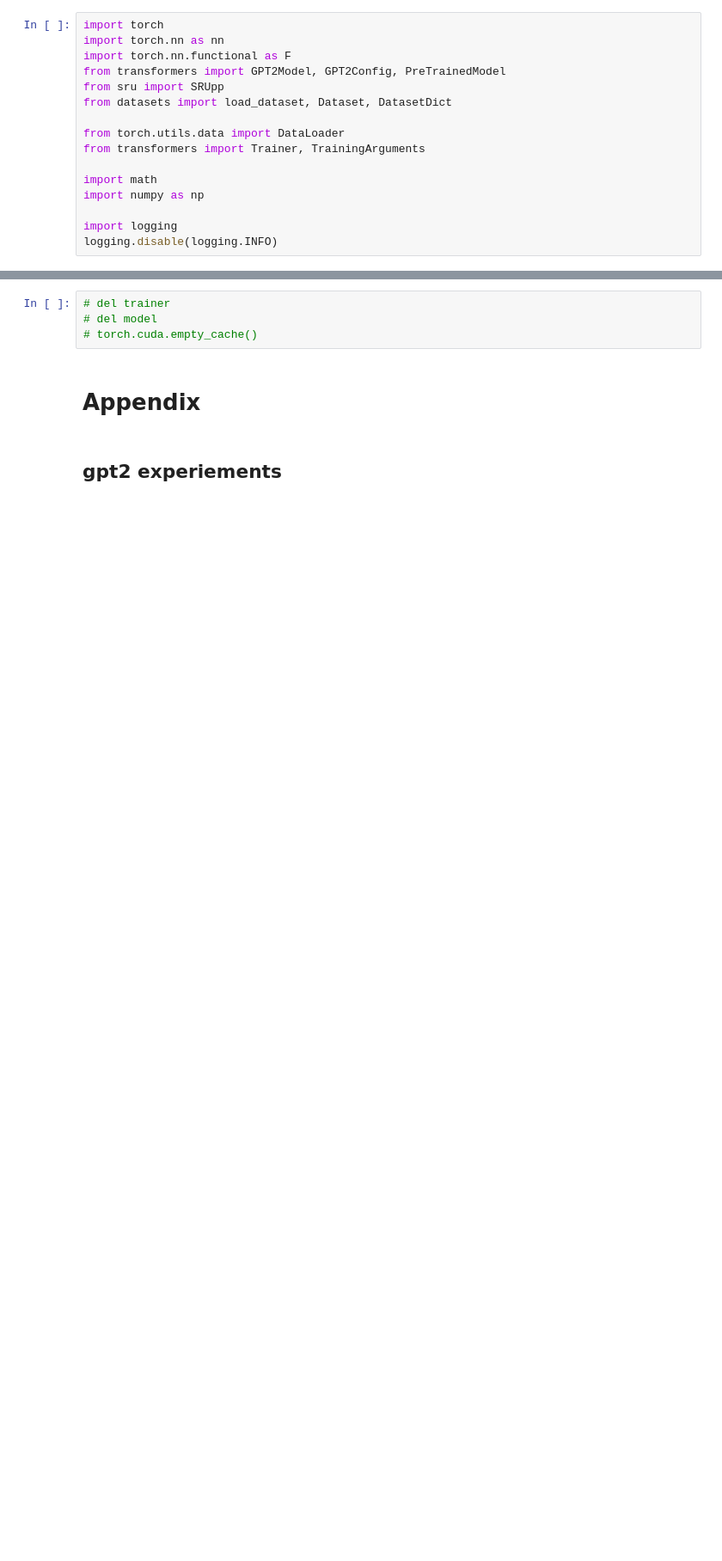
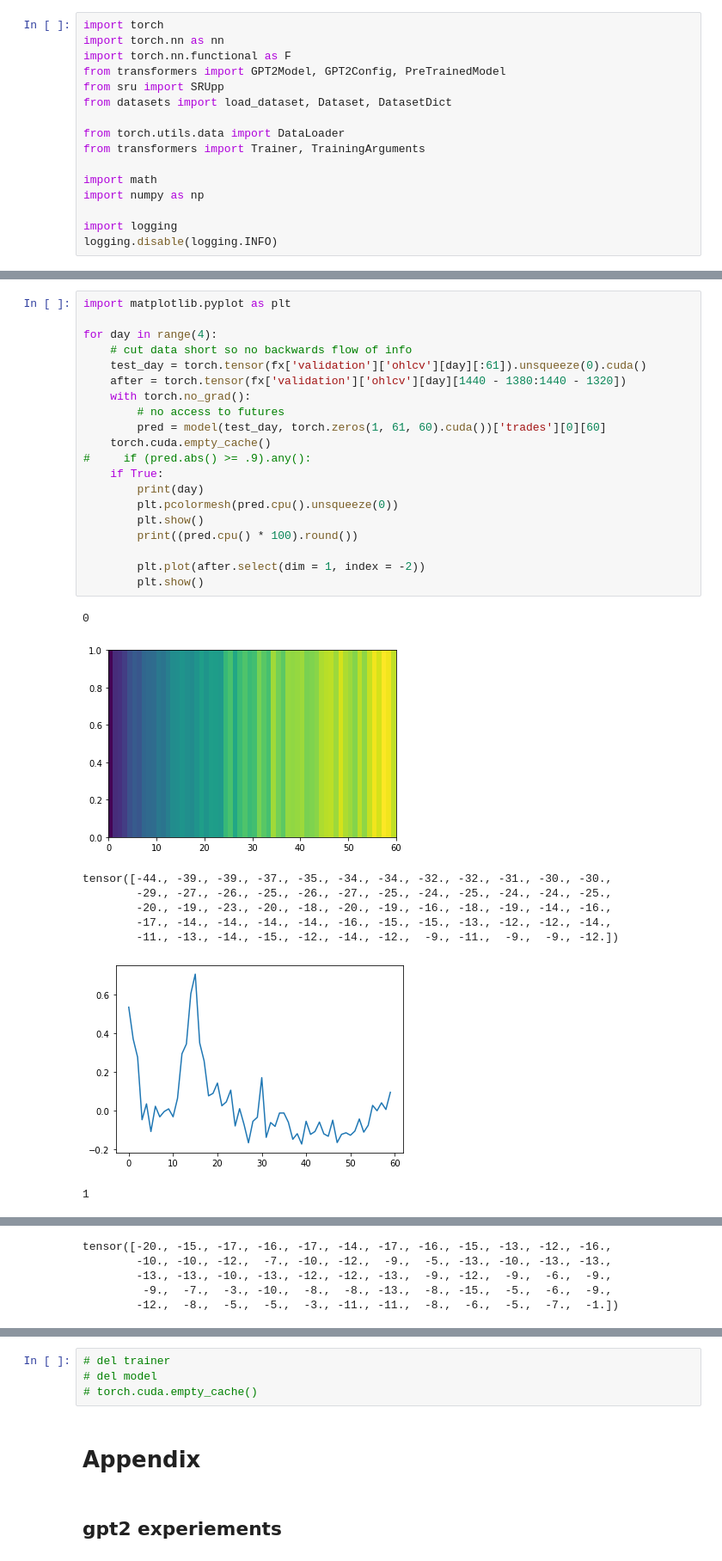
Before and after one commit to mtanghu/Transformer-Trader, a Jupyter notebook: Transformer_Modeling.ipynb, the cells around one changed output, grey strips where cells are left out. Shown at 86% size. Cells and saved outputs as stored; diff of their text form; blank space fills up the shorter version.

```diff
--- a/Transformer_Modeling.ipynb
+++ b/Transformer_Modeling.ipynb
@@ -337,0 +299,30 @@ Model weights saved in srupp.model\pytorch_model.bin
+# %%
+import matplotlib.pyplot as plt
+
+for day in range(4):
+    # cut data short so no backwards flow of info
+    test_day = torch.tensor(fx['validation']['ohlcv'][day][:61]).unsqueeze(0).cuda()
+    after = torch.tensor(fx['validation']['ohlcv'][day][1440 - 1380:1440 - 1320])
+    with torch.no_grad():
+        # no access to futures
+        pred = model(test_day, torch.zeros(1, 61, 60).cuda())['trades'][0][60]
+    torch.cuda.empty_cache()
+#     if (pred.abs() >= .9).any():
+    if True:
+        print(day)
+        plt.pcolormesh(pred.cpu().unsqueeze(0))
+        plt.show()
+        print((pred.cpu() * 100).round())
+
+        plt.plot(after.select(dim = 1, index = -2))
+        plt.show()
+# %% [output]
+0
+[figure, added]
+tensor([-44., -39., -39., -37., -35., -34., -34., -32., -32., -31., -30., -30.,
+        -29., -27., -26., -25., -26., -27., -25., -24., -25., -24., -24., -25.,
+        -20., -19., -23., -20., -18., -20., -19., -16., -18., -19., -14., -16.,
+        -17., -14., -14., -14., -14., -16., -15., -15., -13., -12., -12., -14.,
+        -11., -13., -14., -15., -12., -14., -12.,  -9., -11.,  -9.,  -9., -12.])
+[figure, added]
+1
@@ -337,0 +330,5 @@ Model weights saved in srupp.model\pytorch_model.bin
+tensor([-20., -15., -17., -16., -17., -14., -17., -16., -15., -13., -12., -16.,
+        -10., -10., -12.,  -7., -10., -12.,  -9.,  -5., -13., -10., -13., -13.,
+        -13., -13., -10., -13., -12., -12., -13.,  -9., -12.,  -9.,  -6.,  -9.,
+         -9.,  -7.,  -3., -10.,  -8.,  -8., -13.,  -8., -15.,  -5.,  -6.,  -9.,
+        -12.,  -8.,  -5.,  -5.,  -3., -11., -11.,  -8.,  -6.,  -5.,  -7.,  -1.])
```
Also changed, not shown: parts of 45 cells of this notebook.
